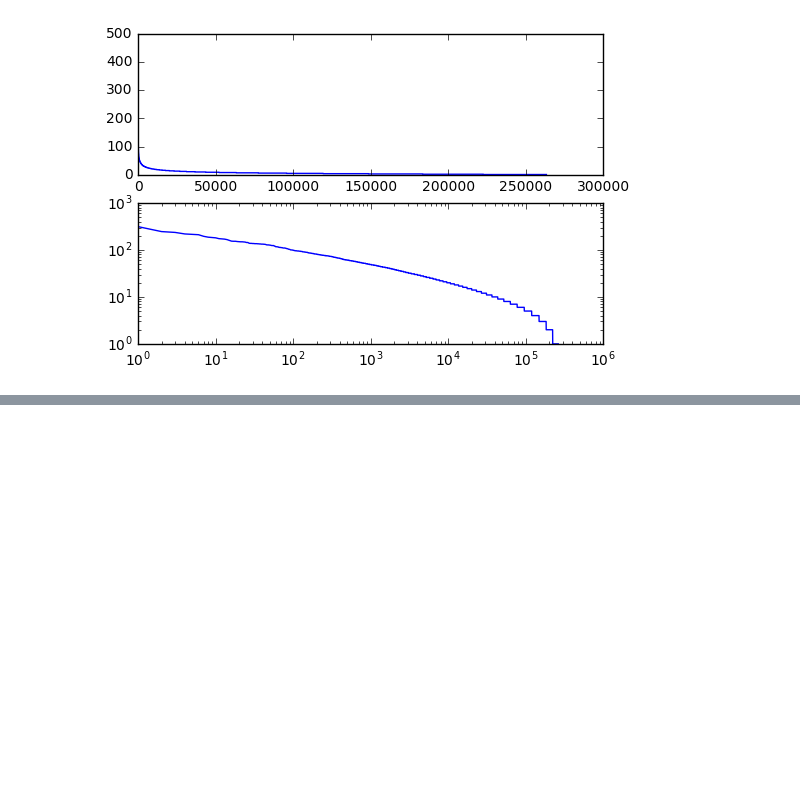
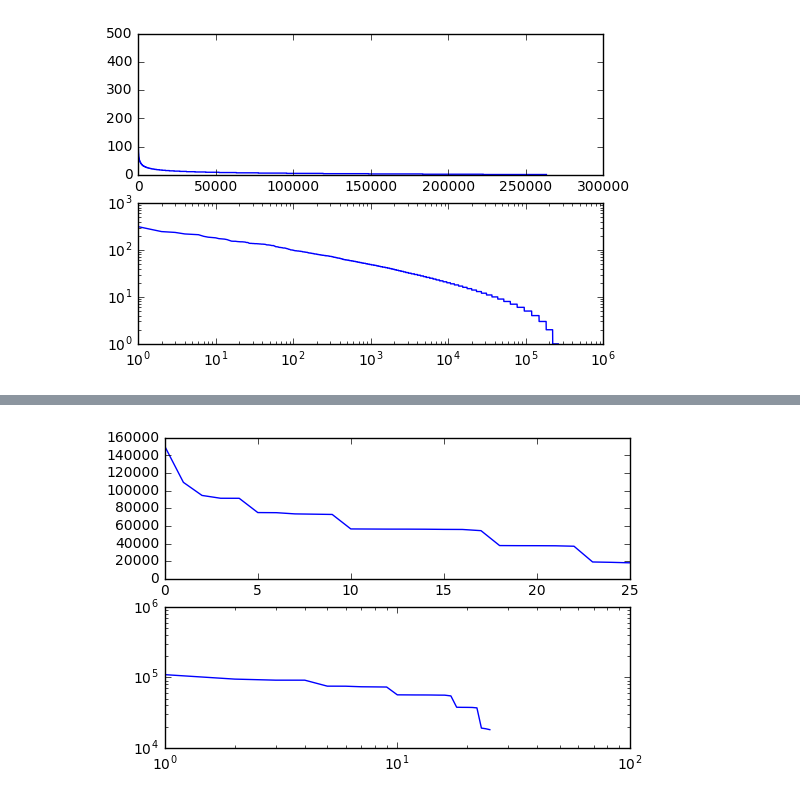
Before and after one commit to gear/motifwalk, a Jupyter notebook: notebooks/Random walk statistic.ipynb, the cells around one changed output, grey strips where cells are left out. Saved outputs shown, nothing was run; the diff lists cells and outputs as text; code cells hidden in the pictures; blank space fills up the shorter version.

```diff
--- a/notebooks/Random walk statistic.ipynb
+++ b/notebooks/Random walk statistic.ipynb
@@ -31,6 +32,7 @@ We want to create a random context, each walk length is 80, there is 20000 walks
 # %%
 def get_graph_context(random_walker, num_walk=20000, walk_length=80):
     """Return randomly generated graph context"""
+    t0 = t1 = time.time()
     random_context = [i[:] for i in random_walker._gen(num_walk, walk_length)]
     node_count = dd(int)
     for node_list in random_context:
@@ -39,6 +41,8 @@ def get_graph_context(random_walker, num_walk=20000, walk_length=80):
     sorted_ids = sorted(node_count,
                          key=lambda i: node_count[i],
                          reverse=True)
+    t1 = time.time()
+    print("Time elapsed: {}".format(t1-t0))
     return random_context, node_count, sorted_ids
 
 amazon_random_context, amazon_random_node_count, amazon_sorted_ids = get_graph_context(random_walker)
@@ -65,0 +102,6 @@ plot_freq_dist(amazon_triangle_sorted_ids, amazon_triangle_node_count)
+# %%
+wedge_ucora_walker = WalkGenerator(graph=ucora, constrain=UWedge())
+cora_wedge_context, cora_wedge_node_count, cora_wedge_sorted_ids = get_graph_context(wedge_ucora_walker)
+plot_freq_dist(cora_wedge_sorted_ids, cora_wedge_node_count)
+# %% [output]
+[figure, added]
```
Also changed, not shown: parts of 13 cells of this notebook, 2 other files.
